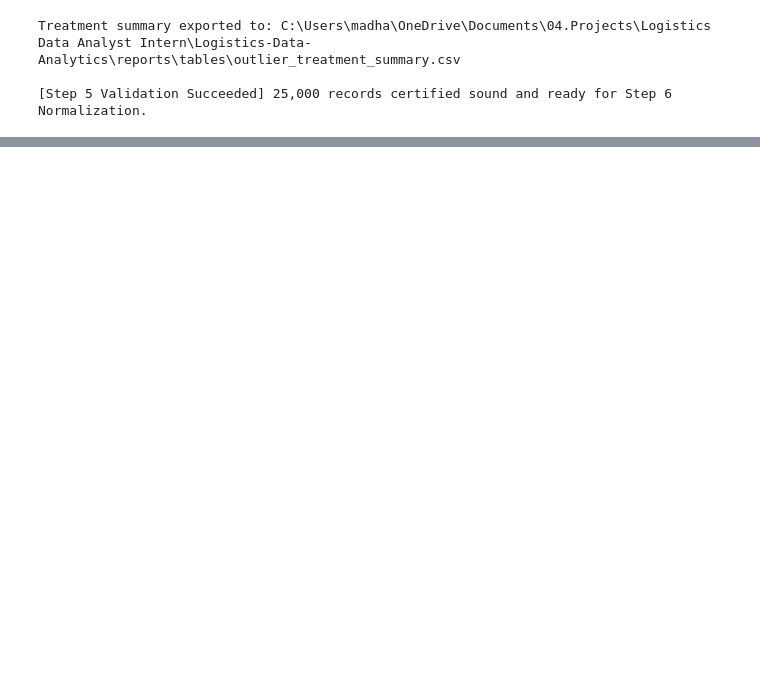
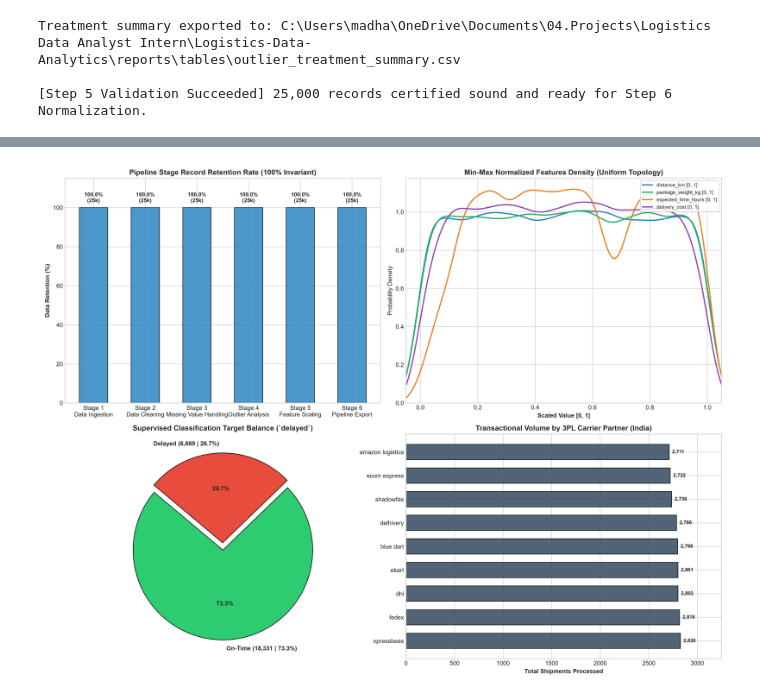
Before and after one commit to madhavanj8148/Logistics-Data-Analytics, a Jupyter notebook: notebooks/Week2_Data_Preprocessing.ipynb, the cells around one changed output, grey strips where cells are left out. Drawn from its saved outputs; the diff is of its cells as text; code cells hidden in the pictures; blank space fills up the shorter version.

Commit message:
Final Week 2 submission, compliance audit and project documentation

```diff
--- a/notebooks/Week2_Data_Preprocessing.ipynb
+++ b/notebooks/Week2_Data_Preprocessing.ipynb
@@ -74,13 +74,13 @@ import glob
 
 def get_dataset_path():
     candidates = [
-        os.path.join('dataset', 'raw', 'Delivery Logistics Dataset (India \u2013 Multi-Partner).xlsx'),
+        os.path.join('dataset', 'raw', 'Delivery Logistics Dataset (India – Multi-Partner).xlsx'),
         os.path.join('dataset', 'raw', 'Delivery Logistics Dataset (India - Multi-Partner).xlsx'),
-        os.path.join('..', 'dataset', 'raw', 'Delivery Logistics Dataset (India \u2013 Multi-Partner).xlsx'),
+        os.path.join('..', 'dataset', 'raw', 'Delivery Logistics Dataset (India – Multi-Partner).xlsx'),
         os.path.join('..', 'dataset', 'raw', 'Delivery Logistics Dataset (India - Multi-Partner).xlsx'),
-        os.path.join('Logistics-Data-Analytics', 'dataset', 'raw', 'Delivery Logistics Dataset (India \u2013 Multi-Partner).xlsx'),
+        os.path.join('Logistics-Data-Analytics', 'dataset', 'raw', 'Delivery Logistics Dataset (India – Multi-Partner).xlsx'),
         os.path.join('Logistics-Data-Analytics', 'dataset', 'raw', 'Delivery Logistics Dataset (India - Multi-Partner).xlsx'),
-        os.path.join('..', 'Logistics-Data-Analytics', 'dataset', 'raw', 'Delivery Logistics Dataset (India \u2013 Multi-Partner).xlsx'),
+        os.path.join('..', 'Logistics-Data-Analytics', 'dataset', 'raw', 'Delivery Logistics Dataset (India – Multi-Partner).xlsx'),
     ]
     for c in candidates:
         if os.path.exists(c):
@@ -95,8 +95,18 @@ def get_dataset_path():
 dataset_path = get_dataset_path()
 print(f"Loading raw dataset from:\n-> {dataset_path}")
 
-# Resolve project root dynamically
-project_root = os.path.dirname(os.path.dirname(dataset_path)) if 'dataset' in dataset_path else os.getcwd()
+# Resolve project root dynamically (locate folder containing 'src' and 'README.md')
+curr = os.path.dirname(dataset_path)
+project_root = None
+while curr and os.path.dirname(curr) != curr:
+    if os.path.exists(os.path.join(curr, 'src')) and os.path.exists(os.path.join(curr, 'README.md')):
+        project_root = curr
+        break
+    curr = os.path.dirname(curr)
+
+if not project_root:
+    project_root = os.path.abspath('..') if os.path.exists(os.path.join('..', 'src')) else os.getcwd()
+
 print(f"Resolved Project Root:\n-> {project_root}")
 
 df = pd.read_excel(dataset_path)
@@ -1232,0 +1736,10 @@ Step 5 (Outlier Detection and Treatment) has concluded with full empirical and a
+# %%
+# 7.5 Visual Scorecard Display
+summary_img_path = os.path.join(reports_dir, 'charts', 'preprocessing_pipeline_summary.png')
+if os.path.exists(summary_img_path):
+    from IPython.display import Image
+    display(Image(filename=summary_img_path, width=800))
+else:
+    print("Visual scorecard chart not found at:", summary_img_path)
+# %% [output]
+[figure, added]
```
Also changed, not shown: parts of 28 cells of this notebook, 33 other files.
